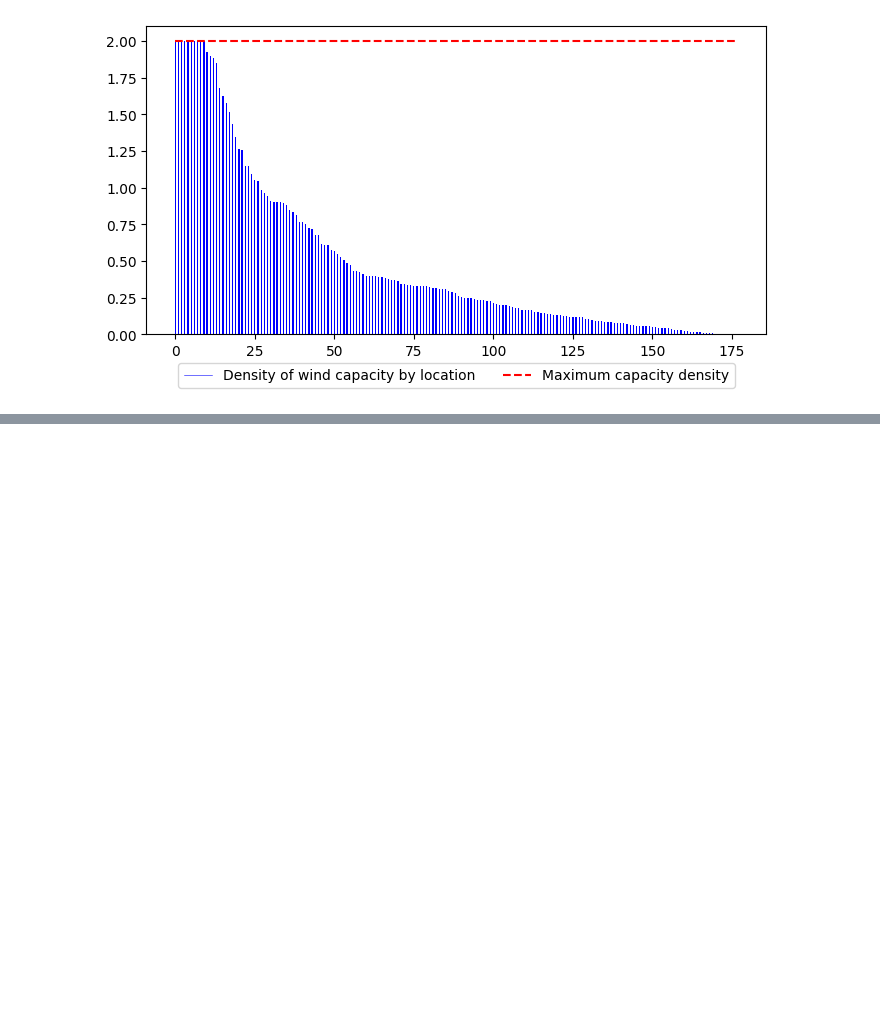
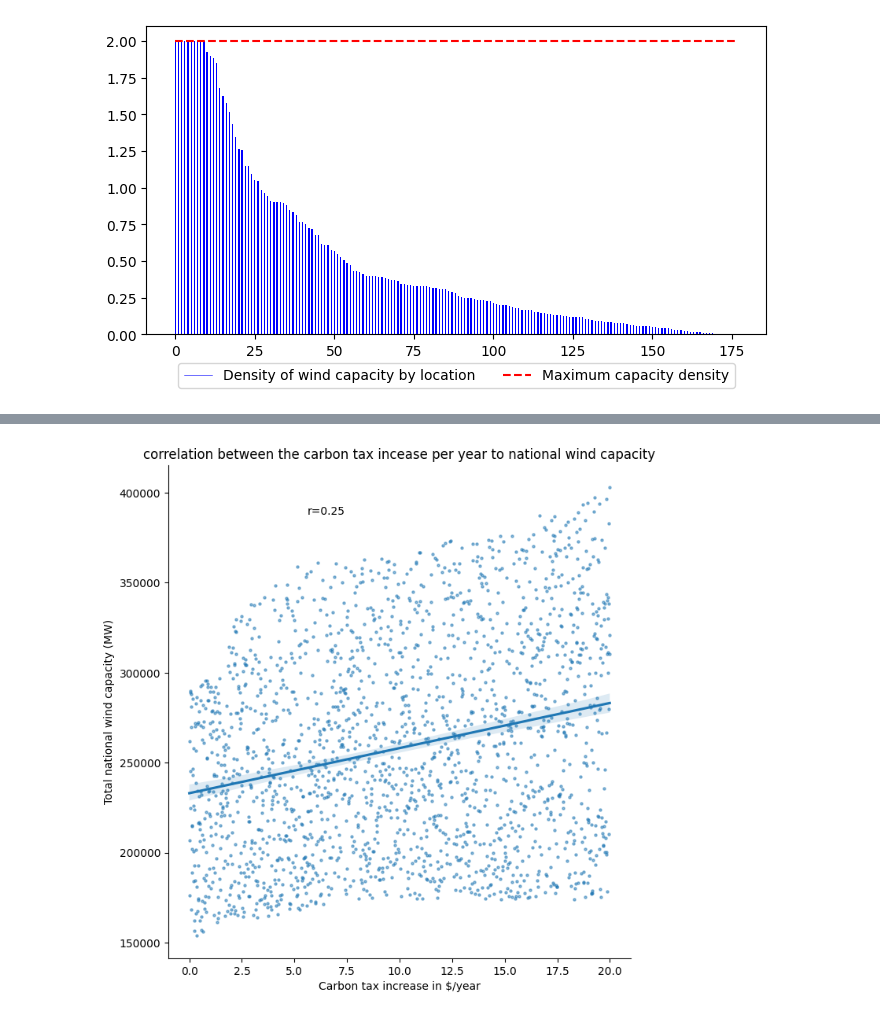
Before and after one commit to smmiri/COPPER_improvement, a Jupyter notebook: validation/validation_COPPER.ipynb, the cells around one changed output, grey strips where cells are left out. Cells and saved outputs as stored; diff of their text form; code cells hidden in the pictures; blank space fills up the shorter version.

```diff
--- a/validation/validation_COPPER.ipynb
+++ b/validation/validation_COPPER.ipynb
@@ -331,0 +442,32 @@ plt.savefig(f'{scen}/capacity_density.png', dpi=300, bbox_inches='tight')
+# %%
+# SA for carbon taxation - reading VRE capacities
+wind_dict = {}
+solar_dict = {}
+emitting_dict = {}
+
+for i, dir in enumerate(output_dirs):
+    scen = int(output_dirs[i].split('_')[0])
+    output_file = f'outputs/{dir}/Results_summary.xlsx'
+    canada_cap = pd.read_excel(output_file, sheet_name='Canada_generation_mix', index_col=0)
+    solar_dict[scen] = canada_cap.loc['solar', '2050']
+    wind_dict[scen] = canada_cap.loc['wind', '2050']
+    emitting_dict[scen] = canada_cap.loc[['coal', 'diesel', 'gasCC', 'gasSC'], '2050'].sum()
+# %%
+df_wind = pd.DataFrame.from_dict(wind_dict, orient='index')
+df_solar = pd.DataFrame.from_dict(solar_dict, orient='index')
+corr_VRE = df_ctax.merge(df_wind, left_index=True, right_index=True)
+corr_VRE.sort_index(inplace=True)
+corr_VRE = corr_VRE.merge(df_solar, left_index=True, right_index=True)
+corr_VRE.columns = ['ctax', 'wind', 'solar']
+corr_VRE.to_csv(f'{scratch}/corr_VRE.csv')
+r, p = stats.pearsonr(corr_VRE['ctax'], corr_VRE['wind'])
+lm = sns.lmplot(x='ctax', y='wind', data=corr_VRE, height=7, aspect=1, scatter_kws={'alpha': 0.5, "s": 5})
+ax = lm.axes[0,0]
+plt.title('correlation between the carbon tax incease per year to national wind capacity')
+plt.xlabel('Carbon tax increase in $/year')
+plt.text(0.3, 0.9, 'r={:.2f}'.format(r), transform=ax.transAxes)
+plt.ylabel('Total national wind capacity (MW)')
+plt.savefig(Path(scratch, 'ctax_wind_correlation.png'), dpi=300, bbox_inches='tight')
+plt.show()
+# %% [output]
+[figure, added]
```
Also changed, not shown: parts of 18 cells of this notebook.
